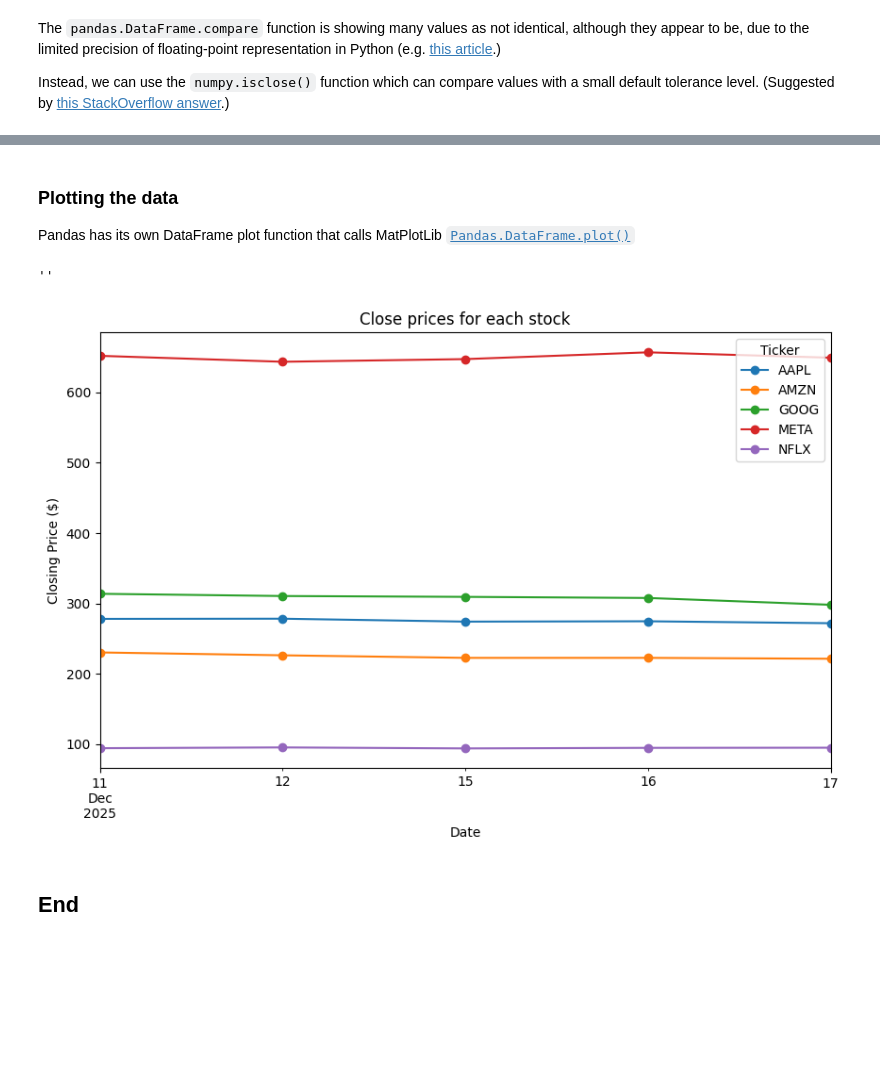
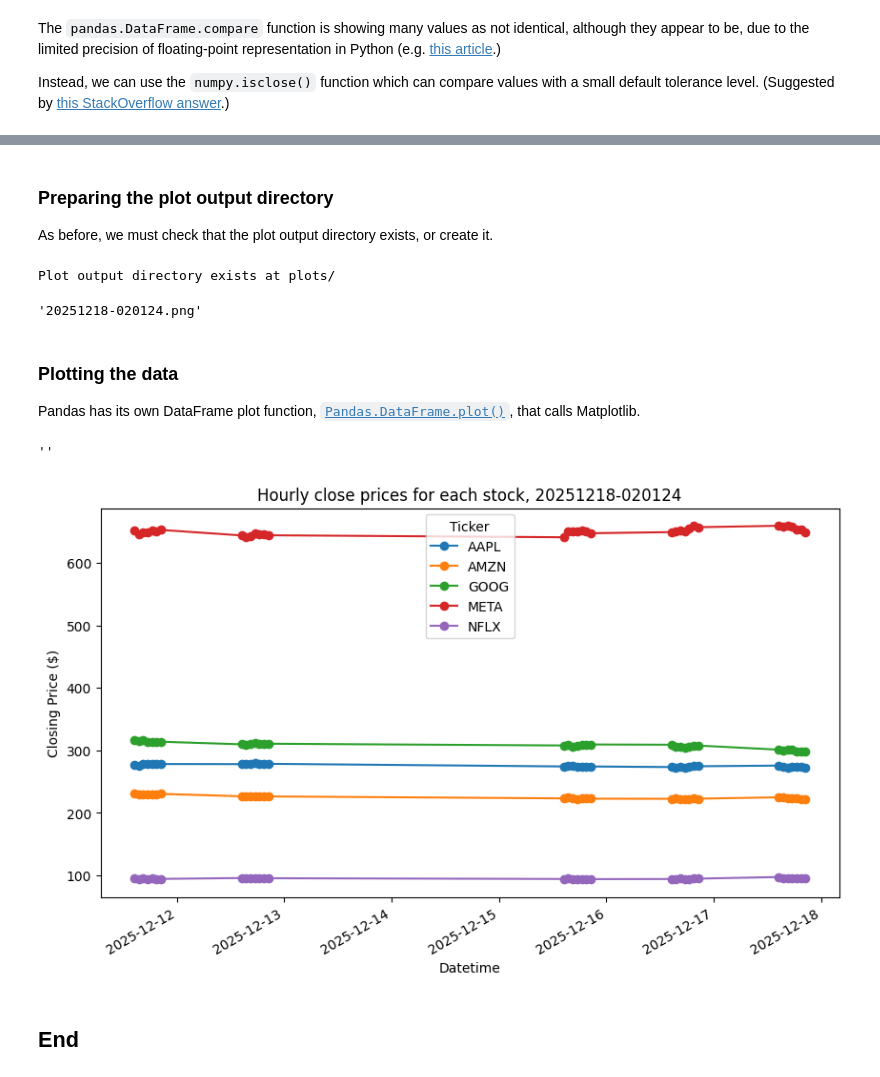
Before and after one commit to SuColl/computer-infrastructure-assessment, a Jupyter notebook: problems.ipynb, the cells around one changed output, grey strips where cells are left out. Drawn from its saved outputs; the diff is of its cells as text; code cells hidden in the pictures; blank space fills up the shorter version.

Commit message:
Added datestamps to data files, added directory and file handling

```diff
--- a/problems.ipynb
+++ b/problems.ipynb
@@ -77,0 +142,5 @@ download_data.to_csv("data/test.csv")
+# %%
+# List the files in the data_read directory
+data_files = os.listdir(data_read_dir)
+
+data_files
@@ -77,0 +181,6 @@ download_data.to_csv("data/test.csv")
+# %%
+# Sort the filtered data files to get the latest one
+data_read_filename = sorted(data_files_filtered, reverse=True)[0]
+
+# Show the final data filename
+data_read_filename
@@ -83,15 +196,15 @@ download_data.to_csv("data/test.csv")
 # index_col=0 - I want column 0, the dates, to be the index of the resulting DataFrame,
 # parse_dates=[0] - I want the index values to be parsed as dates (i.e. as datetime objects.)
 # (adapted from https://stackoverflow.com/a/37453925)
-plot_data = pd.read_csv("data/test.csv", header=[0,1], index_col=0, parse_dates=[0])
+plot_data = pd.read_csv(data_read_dir + data_read_filename, header=[0,1], index_col=0, parse_dates=[0])
 
-# Look at resulting DataFrame
+# Look at first few rows of resulting DataFrame
 #print(plot_data.columns)
 #print(plot_data.shape)
 #print(plot_data.index)
 #print(plot_data.dtypes)
 
-plot_data
+plot_data.head()
 # %% [output]
 | Price | Close |  |  |  |  | High |  |  |  |  | ... | ... |
 | Ticker | AAPL | AMZN | GOOG | META | NFLX | AAPL | AMZN | GOOG | META | NFLX | ... | ... |
@@ -153,21 +268,48 @@ array([[ True,  True,  True,  True,  True,  True,  True,  True,  True,
+# %% [markdown]
+### Preparing the plot output directory
+As before, we must check that the plot output directory exists, or create it.
+# %%
+# Setting the plot output directory
+plot_dir = "plots/"
+
+# Check if this directory exists
+# (adapted from https://stackoverflow.com/a/1274436)
+if not os.path.isdir(plot_dir):
+    os.makedirs(plot_dir)
+    print(f"Created plot output directory at {plot_dir}")
+else:
+    print(f"Plot output directory exists at {plot_dir}")
+
+
+# Creating the name of the plot output file, from the data read file
+# minus its extension
+plot_output_filename = data_read_filename[:-4]+".png"
+
+# Show the plot output filename
+plot_output_filename
+# %% [output]
+Plot output directory exists at plots/
+'20251218-020124.png'
 # %% [markdown]
 ### Plotting the data
-Pandas has its own DataFrame plot function that calls MatPlotLib [`Pandas.DataFrame.plot()`](https://pandas.pydata.org/docs/reference/api/pandas.DataFrame.plot.html)
+Pandas has its own DataFrame plot function, [`Pandas.DataFrame.plot()`](https://pandas.pydata.org/docs/reference/api/pandas.DataFrame.plot.html), that calls Matplotlib.
 # %%
 # Plot the Close prices for each of the five stocks.
 
 fig,ax = plt.subplots(figsize=(10, 6))
 
-plt.title("Close prices for each stock")
+# The plot title contains the data timestamp, from the read-in filename
+plt.title("Hourly close prices for each stock, " + data_read_filename[:-4])
 plt.ylabel("Closing Price ($)")
 plt.xlabel("Date")
 
 plot_data["Close"].plot(ax=ax, marker='o')
 
+plt.savefig(plot_dir + plot_output_filename)
 
 ;
 # %% [output]
 ''
-[figure, old version]
+[figure, new version]
 # %% [markdown]
 ## End
```
Also changed, not shown: parts of 18 cells of this notebook, 12 other files.
